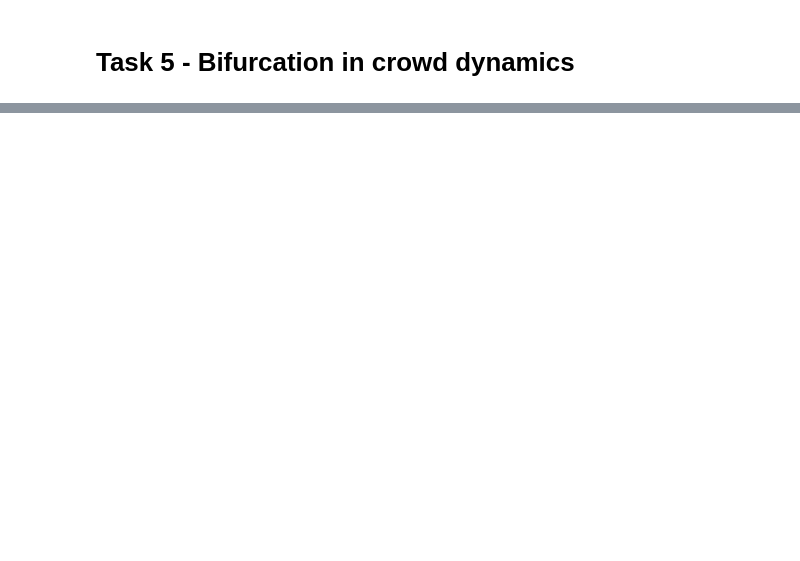
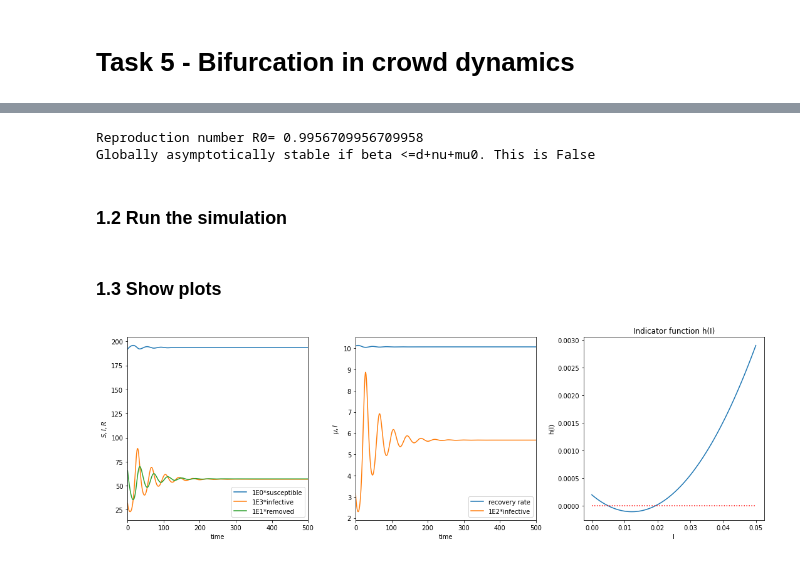
Before and after one commit to sonmikrafft-uni-MLCMS/ex3, a Jupyter notebook: task_5.ipynb, the cells around one changed output, grey strips where cells are left out. Drawn from its saved outputs; the diff is of its cells as text; code cells hidden in the pictures; blank space fills up the shorter version.

```diff
--- a/task_5.ipynb
+++ b/task_5.ipynb
@@ -124,0 +13,80 @@ Globally asymptotically stable if beta <=d+nu+mu0. This is False
+# %%
+# parameters
+random_state = 12345
+t_0 = 0
+t_end = 1000
+NT = t_end - t_0
+# if these error tolerances are set too high, the solution will be qualitatively (!) wrong
+rtol = 1e-8
+atol = 1e-8
+
+# SIR model parameters
+beta = 11.5
+A = 20
+d = 0.1
+nu = 1
+b = 0.01  # try to set this to 0.01, 0.020, ..., 0.022, ..., 0.03
+mu0 = 10  # minimum recovery rate
+mu1 = 10.45  # maximum recovery rate
+
+# information
+print("Reproduction number R0=", sir.R0(beta, d, nu, mu1))
+print("Globally asymptotically stable if beta <=d+nu+mu0. This is", beta <= d + nu + mu0)
+# %% [output]
+Reproduction number R0= 0.9956709956709958
+Globally asymptotically stable if beta <=d+nu+mu0. This is False
+# %% [markdown]
+### 1.2 Run the simulation
+# %%
+# simulation
+rng = np.random.default_rng(random_state)
+
+SIM0 = rng.uniform(low=(190, 0, 1), high=(199, 0.1, 8), size=(3,))
+
+time = np.linspace(t_0, t_end, NT)
+sol = solve_ivp(
+    sir.model,
+    t_span=[time[0], time[-1]],
+    y0=SIM0,
+    t_eval=time,
+    args=(mu0, mu1, beta, A, d, nu, b),
+    method="LSODA",
+    rtol=rtol,
+    atol=atol,
+)
+# %% [markdown]
+### 1.3 Show plots
+# %%
+# TODO do these osciallations make sense? Do we need to adjust parameters first?
+# TODO add titles to missing ones
+# TODO 3rd plot add legend
+# TODO add units to legend?
+# TODO add grid?
+
+fig, ax = plt.subplots(1, 3, figsize=(15, 5))
+ax[0].plot(sol.t, sol.y[0] - 0 * sol.y[0][0], label="1E0*susceptible")
+ax[0].plot(sol.t, 1e3 * sol.y[1] - 0 * sol.y[1][0], label="1E3*infective")
+ax[0].plot(sol.t, 1e1 * sol.y[2] - 0 * sol.y[2][0], label="1E1*removed")
+ax[0].set_xlim([0, 500])
+ax[0].legend()
+ax[0].set_xlabel("time")
+ax[0].set_ylabel(r"$S,I,R$")
+
+ax[1].plot(sol.t, sir.mu(b, sol.y[1], mu0, mu1), label="recovery rate")
+ax[1].plot(sol.t, 1e2 * sol.y[1], label="1E2*infective")
+ax[1].set_xlim([0, 500])
+ax[1].legend()
+ax[1].set_xlabel("time")
+ax[1].set_ylabel(r"$\mu,I$")
+
+I_h = np.linspace(-0.0, 0.05, 100)
+ax[2].plot(I_h, sir.h(I_h, mu0, mu1, beta, A, d, nu, b))
+ax[2].plot(I_h, 0 * I_h, "r:")
+# ax[2].set_ylim([-0.1,0.05])
+ax[2].set_title("Indicator function h(I)")
+ax[2].set_xlabel("I")
+ax[2].set_ylabel("h(I)")
+
+fig.tight_layout()
+# %% [output]
+[figure, added]
```
Also changed, not shown: parts of 11 cells of this notebook, 3 other files.
